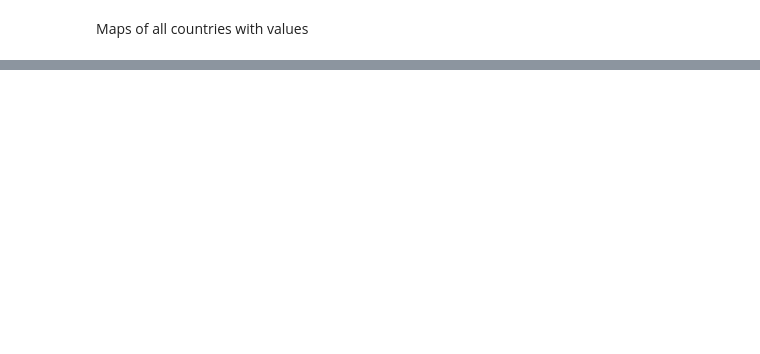
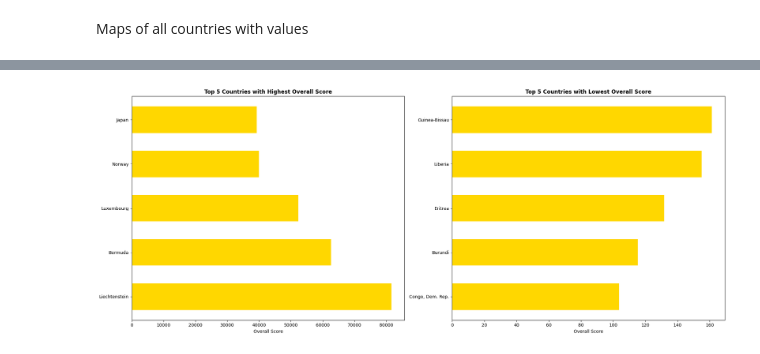
Before and after one commit to Rohaan-Adnan/data_project_, a Jupyter notebook: Assignment.ipynb, the cells around one changed output, grey strips where cells are left out. Saved outputs shown, nothing was run; the diff lists cells and outputs as text; code cells hidden in the pictures; blank space fills up the shorter version.

```diff
--- a/Assignment.ipynb
+++ b/Assignment.ipynb
@@ -44,0 +486,59 @@ Maps of all countries with values
+# %%
+# Read the data from CSV
+df = pd.read_csv('gapminder_internet.csv')  # Read the CSV file and store the data in a DataFrame called 'df'
+
+# Drop rows with missing data in specified columns
+cols_to_check = ['incomeperperson', 'internetuserate', 'urbanrate']
+df = df.dropna(subset=cols_to_check)
+# Remove rows from the DataFrame 'df' that have missing values in the specified columns
+
+# Calculate the overall score for each country
+df['Overall_Score'] = df[cols_to_check].max(axis=1)
+# Create a new column 'Overall_Score' in the DataFrame 'df' which contains the maximum value
+# across the specified columns ('incomeperperson', 'internetuserate', 'urbanrate') for each row
+
+# Sort the DataFrame by 'Overall_Score' column in descending order and take the top 5 countries
+sorted_df_high_score = df.sort_values(by='Overall_Score', ascending=False).head(5)
+# Sort the DataFrame 'df' by the 'Overall_Score' column in descending order,
+# and extract the top 5 rows to create a new DataFrame 'sorted_df_high_score'
+
+# Sort the DataFrame by 'Overall_Score' column in ascending order and take the top 5 countries
+sorted_df_low_score = df.sort_values(by='Overall_Score', ascending=True).head(5)
+# Sort the DataFrame 'df' by the 'Overall_Score' column in ascending order,
+# and extract the top 5 rows to create a new DataFrame 'sorted_df_low_score'
+
+# Increase the figure size and spacing between bars
+fig, axes = plt.subplots(1, 2, figsize=(20, 8))
+# Create a figure with 1 row and 2 columns of subplots (axes) and set the overall figure size to (20, 8) inches
+
+# Plot the first bar graph (Top 5 Countries with Highest Overall Score)
+bars_high_score = axes[0].barh(sorted_df_high_score['country'], sorted_df_high_score['Overall_Score'],
+                                color='#FFD700', height=0.6)
+# Create a horizontal bar plot on the first subplot ('axes[0]') using 'country' column as y-axis values
+# and 'Overall_Score' column as x-axis values from 'sorted_df_high_score' DataFrame.
+# Set the bars color to darker yellow ('#FFD700') and set the bar height to 0.6 for spacing
+
+# Add labels and title to the first plot
+axes[0].set_xlabel('Overall Score')  # Set the x-axis label to 'Overall Score'
+axes[0].set_title('Top 5 Countries with Highest Overall Score', fontweight='bold', color='black')
+# Set the title of the first plot to 'Top 5 Countries with Highest Overall Score'
+# with bold fontweight and black color
+
+# Plot the second bar graph (Top 5 Countries with Lowest Overall Score)
+bars_low_score = axes[1].barh(sorted_df_low_score['country'], sorted_df_low_score['Overall_Score'],
+                            color='#FFD700', height=0.6)
+# Create a horizontal bar plot on the second subplot ('axes[1]') using 'country' column as y-axis values
+# and 'Overall_Score' column as x-axis values from 'sorted_df_low_score' DataFrame.
+# Set the bars color to darker yellow ('#FFD700') and set the bar height to 0.6 for spacing
+
+# Add labels and title to the second plot
+axes[1].set_xlabel('Overall Score')  # Set the x-axis label to 'Overall Score'
+axes[1].set_title('Top 5 Countries with Lowest Overall Score', fontweight='bold', color='black')
+# Set the title of the second plot to 'Top 5 Countries with Lowest Overall Score'
+# with bold fontweight and black color
+
+# Adjust layout and display the plots
+plt.tight_layout()  # Automatically adjust subplot parameters for a tight layout
+plt.show()          # Display the plots on the screen
+# %% [output]
+[figure, added]
```
Also changed, not shown: parts of 17 cells of this notebook, 6 other files.
